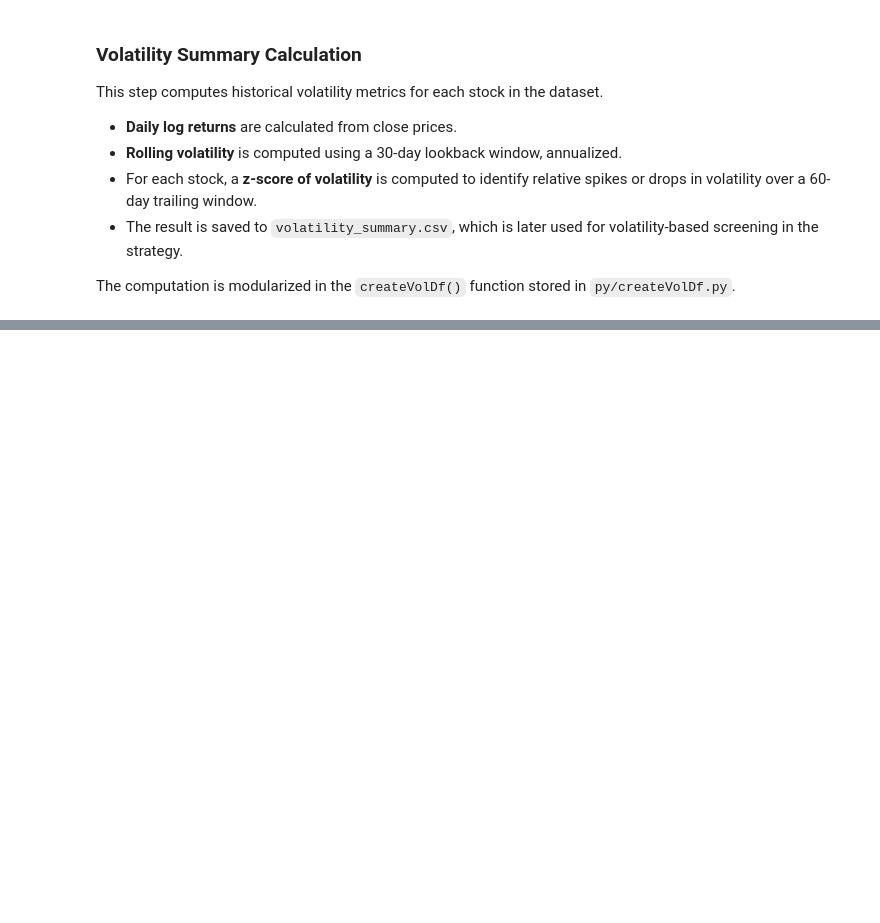
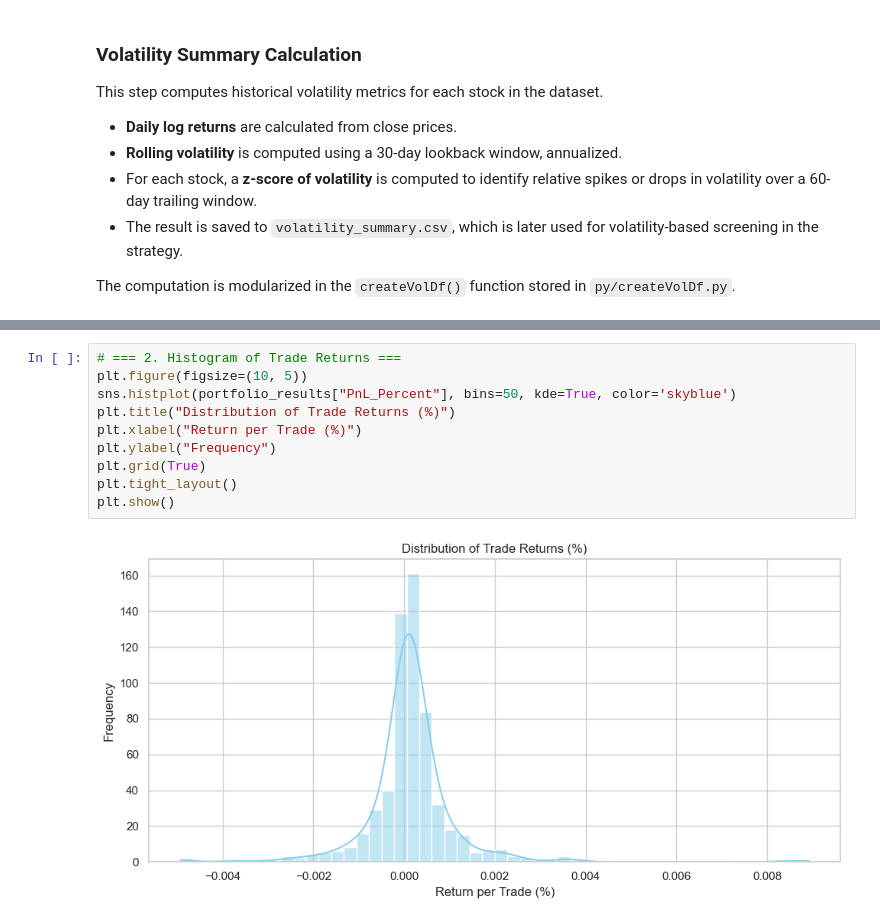
Before and after one commit to glade90/BuyWrite, a Jupyter notebook: FinalProject/notebooks/final_project_buywrite_submission.ipynb, the cells around one changed output, grey strips where cells are left out. Drawn from its saved outputs; the diff is of its cells as text; blank space fills up the shorter version.

```diff
--- a/FinalProject/notebooks/final_project_buywrite_submission.ipynb
+++ b/FinalProject/notebooks/final_project_buywrite_submission.ipynb
@@ -479,0 +725,12 @@ portfolio_results = simulator.run()
+# %%
+# === 2. Histogram of Trade Returns ===
+plt.figure(figsize=(10, 5))
+sns.histplot(portfolio_results["PnL_Percent"], bins=50, kde=True, color='skyblue')
+plt.title("Distribution of Trade Returns (%)")
+plt.xlabel("Return per Trade (%)")
+plt.ylabel("Frequency")
+plt.grid(True)
+plt.tight_layout()
+plt.show()
+# %% [output]
+[figure, added]
```
Also changed, not shown: parts of 28 cells of this notebook, 8 other files.
